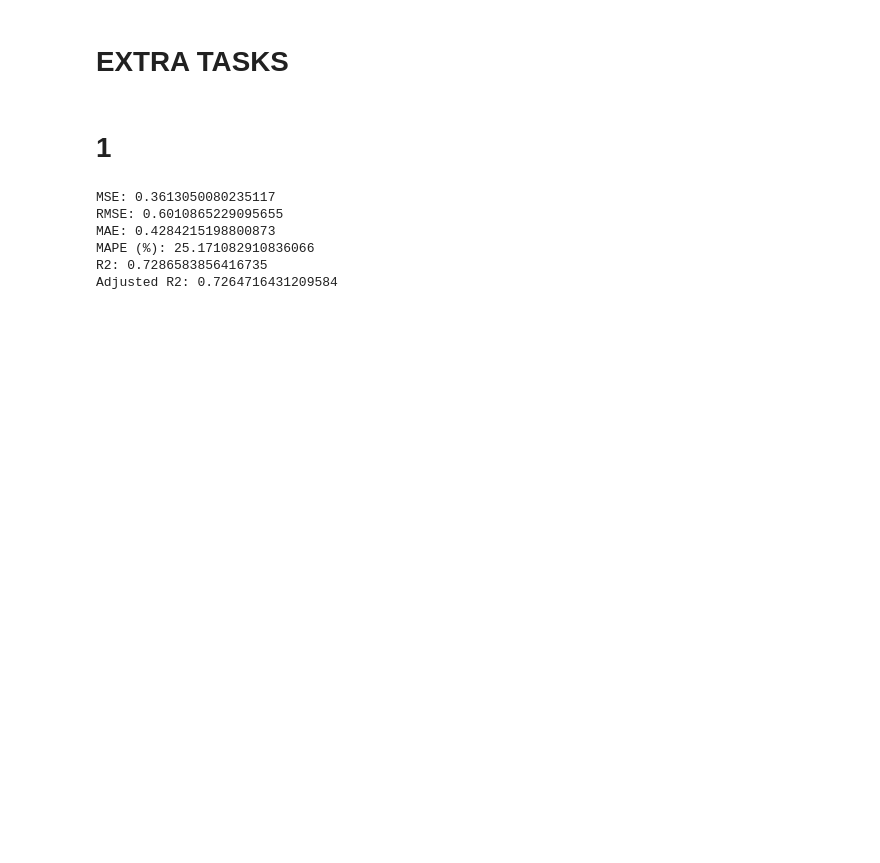
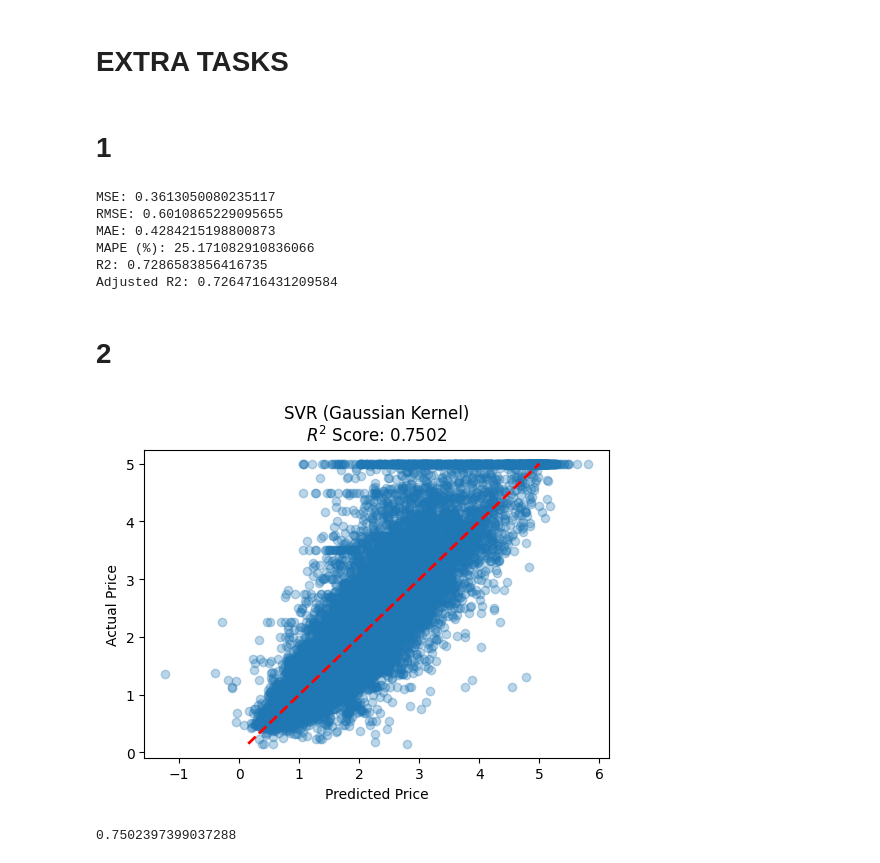
Before and after one commit to BUSH222/misis_ml_course_sem6, a Jupyter notebook: ML1.3 real regression/1.3.ipynb, the cells around one changed output. Cells and saved outputs as stored; diff of their text form; code cells hidden in the pictures; blank space fills up the shorter version.

```diff
--- a/ML1.3 real regression/1.3.ipynb
+++ b/ML1.3 real regression/1.3.ipynb
@@ -160,3 +160,35 @@ MAE: 0.4284215198800873
 MAPE (%): 25.171082910836066
 R2: 0.7286583856416735
 Adjusted R2: 0.7264716431209584
+# %% [markdown]
+# 2
+# %%
+from sklearn.preprocessing import StandardScaler
+from sklearn.svm import SVR
+from sklearn.neighbors import KNeighborsRegressor
+from sklearn.neural_network import MLPRegressor
+from sklearn.tree import DecisionTreeRegressor
+from sklearn.linear_model import Ridge, Lasso, ElasticNet
+from sklearn.ensemble import RandomForestRegressor, BaggingRegressor
+
+scaler = StandardScaler()
+X_scaled = scaler.fit_transform(X)
+
+def evaluate_and_plot(model, X_data, y_data, title):
+    model.fit(X_data, y_data)
+    y_pred = model.predict(X_data)
+    score = model.score(X_data, y_data)
+
+    plt.figure(figsize=(6, 4))
+    plt.scatter(y_pred, y_data, alpha=0.3)
+    plt.plot([y_data.min(), y_data.max()], [y_data.min(), y_data.max()], 'r--', lw=2)
+    plt.title(f"{title}\n$R^2$ Score: {score:.4f}")
+    plt.xlabel("Predicted Price")
+    plt.ylabel("Actual Price")
+    plt.show()
+    return score
+# %%
+evaluate_and_plot(SVR(kernel='rbf'), X_scaled, y, "SVR (Gaussian Kernel)")
+# %% [output]
+[figure, added]
+0.7502397399037288
```
Also changed, not shown: parts of 11 cells of this notebook.
